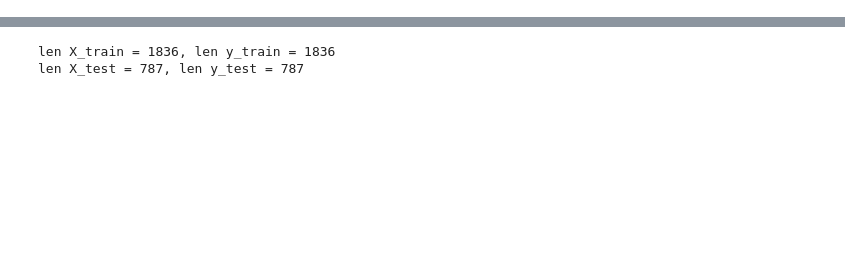
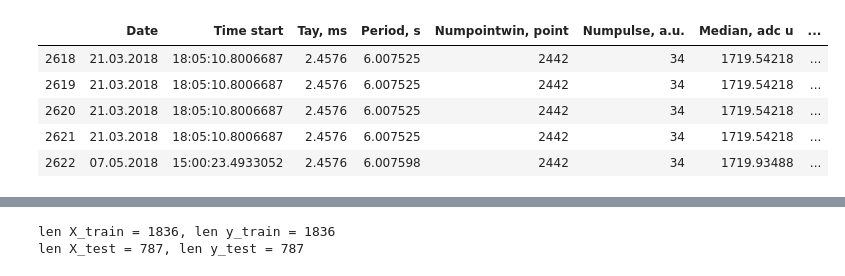
Before and after one commit to KazAndr/SWTraject, a Jupyter notebook: part_fit_classification.ipynb, the cells around one changed output, grey strips where cells are left out. Cells and saved outputs as stored; diff of their text form; code cells hidden in the pictures; blank space fills up the shorter version.

```diff
--- a/part_fit_classification.ipynb
+++ b/part_fit_classification.ipynb
@@ -14,2 +18,11 @@ gp_table = pd.read_table('./results_by_08.05.2019/crab_gp_kaz_10_2016-2018_calib
+# %%
+gp_table.tail()
+# %% [output]
+|  | Date | Time start | Tay, ms | Period, s | Numpointwin, point | Numpulse, a.u. | Median, adc u | ... |
+| 2618 | 21.03.2018 | 18:05:10.8006687 | 2.4576 | 6.007525 | 2442 | 34 | 1719.54218 | ... |
+| 2619 | 21.03.2018 | 18:05:10.8006687 | 2.4576 | 6.007525 | 2442 | 34 | 1719.54218 | ... |
+| 2620 | 21.03.2018 | 18:05:10.8006687 | 2.4576 | 6.007525 | 2442 | 34 | 1719.54218 | ... |
+| 2621 | 21.03.2018 | 18:05:10.8006687 | 2.4576 | 6.007525 | 2442 | 34 | 1719.54218 | ... |
+| 2622 | 07.05.2018 | 15:00:23.4933052 | 2.4576 | 6.007598 | 2442 | 34 | 1719.93488 | ... |
 # %%
 dataset_pulse = pd.DataFrame(columns=[
```
Also changed, not shown: parts of 17 cells of this notebook, 2 other files.
